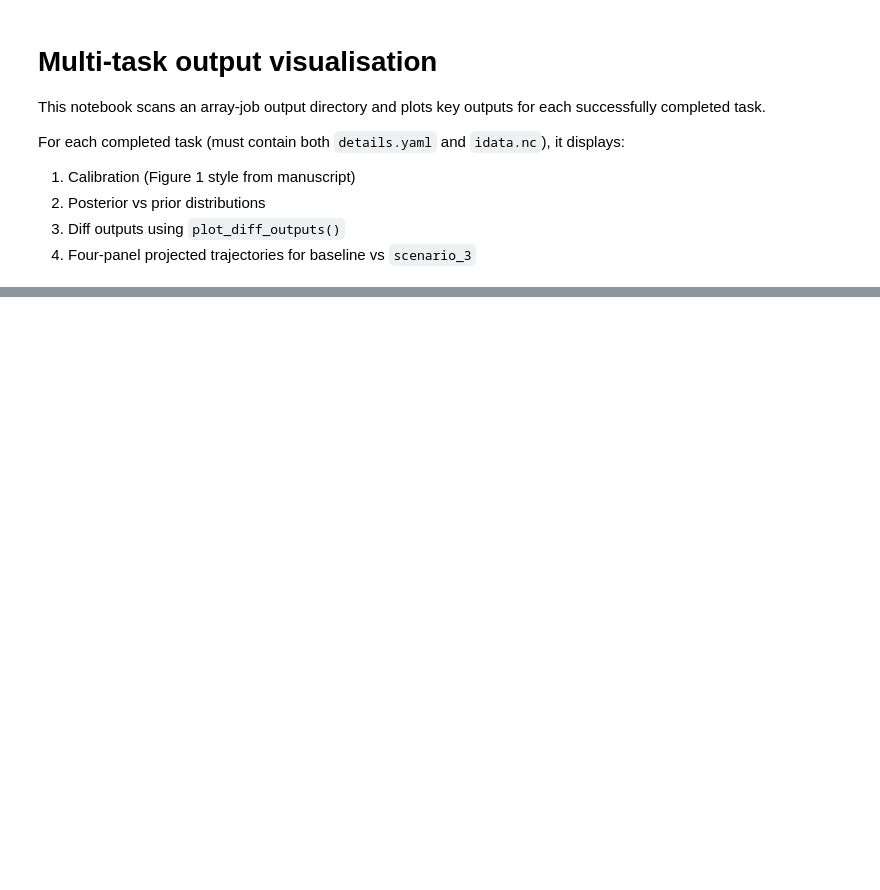
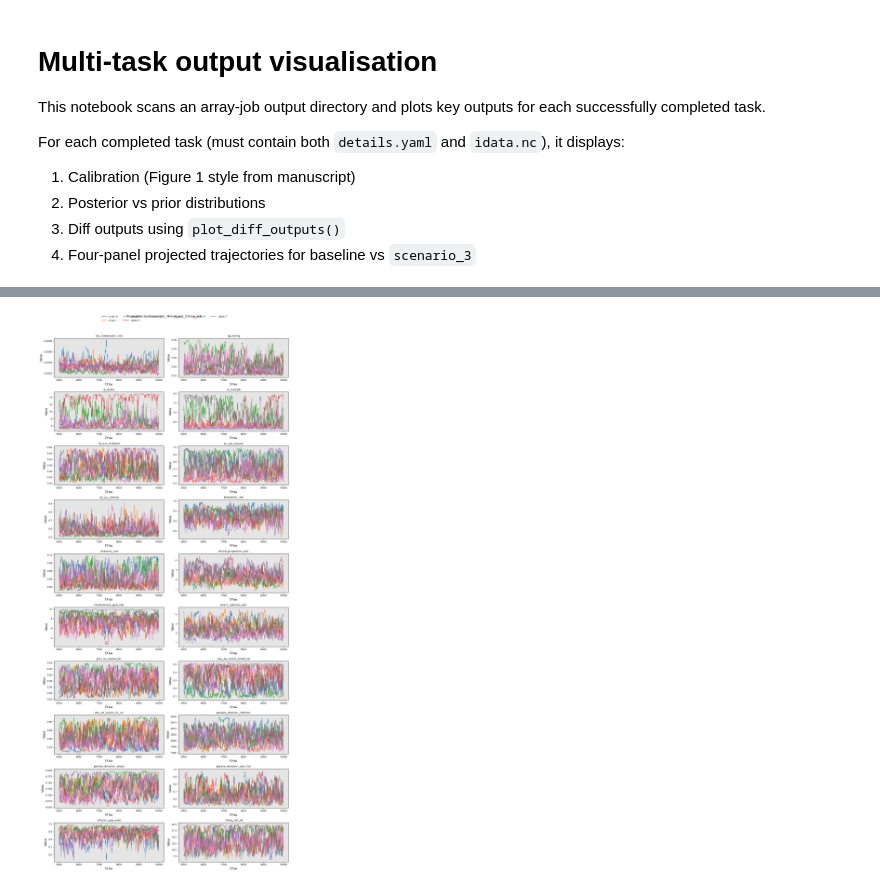
Before and after one commit to monash-emu/tb_hierarchical, a Jupyter notebook: notebooks/multi_outputs.ipynb, the cells around one changed output, grey strips where cells are left out. Saved outputs shown, nothing was run; the diff lists cells and outputs as text; code cells hidden in the pictures; blank space fills up the shorter version.

```diff
--- a/notebooks/multi_outputs.ipynb
+++ b/notebooks/multi_outputs.ipynb
@@ -283,0 +365,88 @@ for _, row in completed_df.iterrows():
+# %%
+# Plot type 2b: Parameter traces by chain for one selected task
+# Set selected_trace_task to an int (e.g. 6) or a task name (e.g. "task_6")
+selected_trace_task = 15
+
+trace_task_name = resolve_task_names([selected_trace_task], loaded_task_names)[0]
+bundle = task_bundles[trace_task_name]
+
+cfg_label = bundle["cfg_label"]
+bcm = bundle["bcm"]
+idata = bundle["idata"]
+analysis_config = bundle["analysis_config"]
+
+burn_in = analysis_config.get("burn_in", 0)
+posterior = idata.posterior
+if burn_in > 0 and "draw" in posterior.dims:
+    posterior = posterior.isel(draw=slice(burn_in, None))
+
+trace_params = [p for p in bcm.priors.keys() if p in posterior.data_vars]
+if not trace_params:
+    raise ValueError(f"No prior parameters found in posterior for {trace_task_name}.")
+
+display(Markdown("---"))
+display(Markdown(f"### Parameter traces by chain: {trace_task_name}"))
+display(Markdown(f"Config: `{cfg_label}`"))
+
+n_col = 2
+n_row = ceil(len(trace_params) / n_col)
+fig, axes = plt.subplots(n_row, n_col, figsize=(6.5 * n_col, 2.8 * n_row), sharex=False)
+
+if hasattr(axes, "flatten"):
+    axes = axes.flatten()
+else:
+    axes = [axes]
+
+# Fix one color per chain across all parameter panels.
+chain_ids = sorted(list(posterior[trace_params[0]]["chain"].values))
+base_colors = list(plt.cm.tab10.colors) + list(plt.cm.Set2.colors)
+if len(chain_ids) > len(base_colors):
+    repeats = ceil(len(chain_ids) / len(base_colors))
+    base_colors = (base_colors * repeats)[:len(chain_ids)]
+chain_color_map = {chain_id: base_colors[i] for i, chain_id in enumerate(chain_ids)}
+
+for i, param_name in enumerate(trace_params):
+    ax = axes[i]
+    da = posterior[param_name]
+
+    # For non-scalar parameters, average over extra dims to keep one trace per chain.
+    extra_dims = [d for d in da.dims if d not in ["chain", "draw"]]
+    if extra_dims:
+        da = da.mean(dim=extra_dims)
+
+    draw_values = da["draw"].values
+    for chain_value in chain_ids:
+        chain_series = da.sel(chain=chain_value).values
+        ax.plot(
+            draw_values,
+            chain_series,
+            linewidth=0.9,
+            alpha=0.85,
+            color=chain_color_map[chain_value],
+        )
+
+    title_suffix = " (mean over extra dims)" if extra_dims else ""
+    ax.set_title(f"{param_name}{title_suffix}", fontsize=10)
+    ax.set_xlabel("Draw")
+    ax.set_ylabel("Value")
+    ax.grid(alpha=0.3)
+
+for j in range(len(trace_params), len(axes)):
+    fig.delaxes(axes[j])
+
+legend_handles = [
+    mlines.Line2D([], [], color=chain_color_map[c], linewidth=1.8, label=f"chain {c}")
+    for c in chain_ids
+]
+fig.legend(
+    handles=legend_handles,
+    loc="upper center",
+    ncol=min(6, len(chain_ids)),
+    frameon=False,
+)
+
+fig.suptitle(f"Trace plots by chain | {trace_task_name} | {cfg_label}", y=1.02, fontsize=12)
+fig.tight_layout()
+display(fig)
+plt.close(fig)
+# %% [output]
@@ -283,0 +456 @@ for _, row in completed_df.iterrows():
+[figure, added]
```
Also changed, not shown: parts of 13 cells of this notebook.
